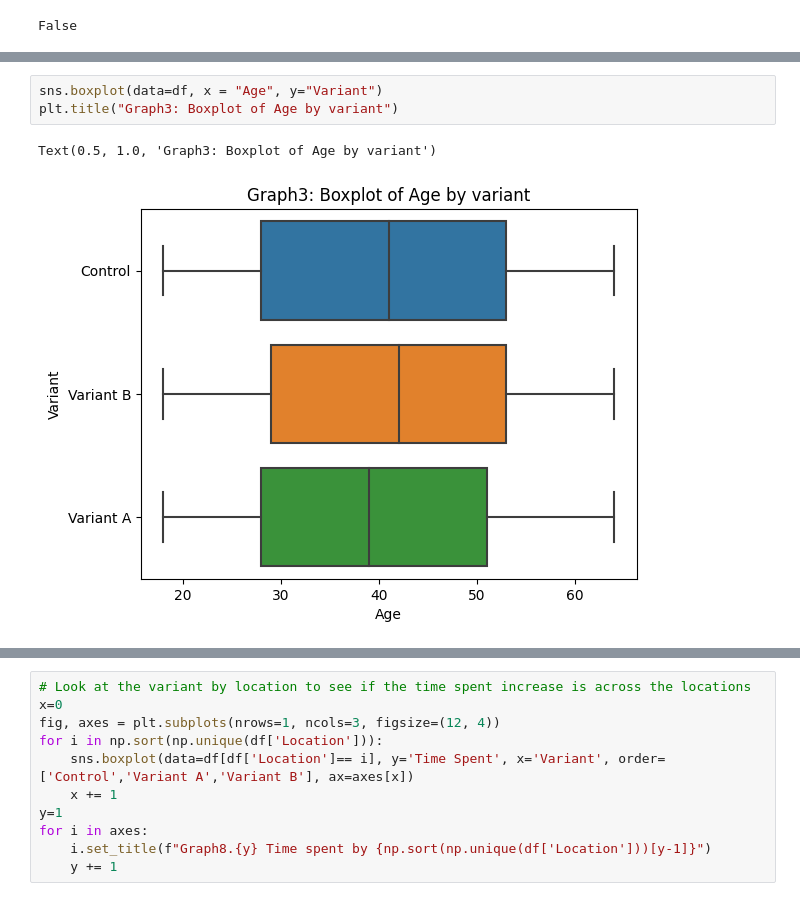
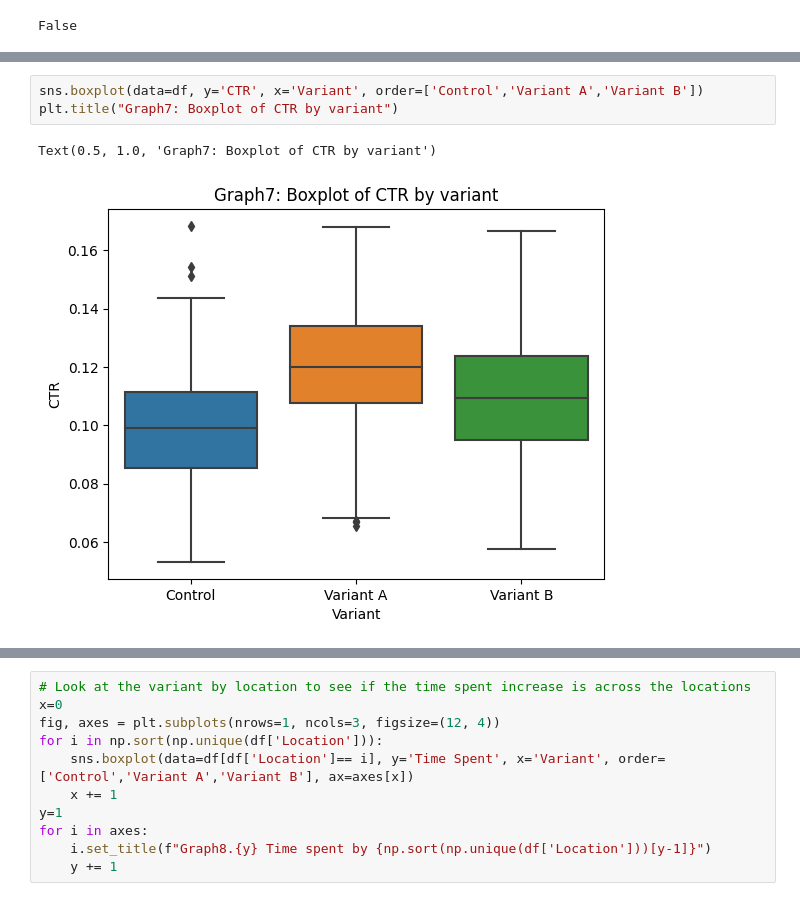
Before and after one commit to chihang1224/schulich_data_science, a Jupyter notebook: Assignment_2.ipynb, the cells around one changed output, grey strips where cells are left out. Drawn from its saved outputs; the diff is of its cells as text.

```diff
--- a/Assignment_2.ipynb
+++ b/Assignment_2.ipynb
@@ -129,6 +160,6 @@ False
 # %%
-sns.boxplot(data=df, x = "Age", y="Variant")
-plt.title("Graph3: Boxplot of Age by variant")
+sns.boxplot(data=df, y='CTR', x='Variant', order=['Control','Variant A','Variant B'])
+plt.title("Graph7: Boxplot of CTR by variant")
 # %% [output]
-Text(0.5, 1.0, 'Graph3: Boxplot of Age by variant')
+Text(0.5, 1.0, 'Graph7: Boxplot of CTR by variant')
-[figure, old version]
+[figure, new version]
```
Also changed, not shown: parts of 14 cells of this notebook.
